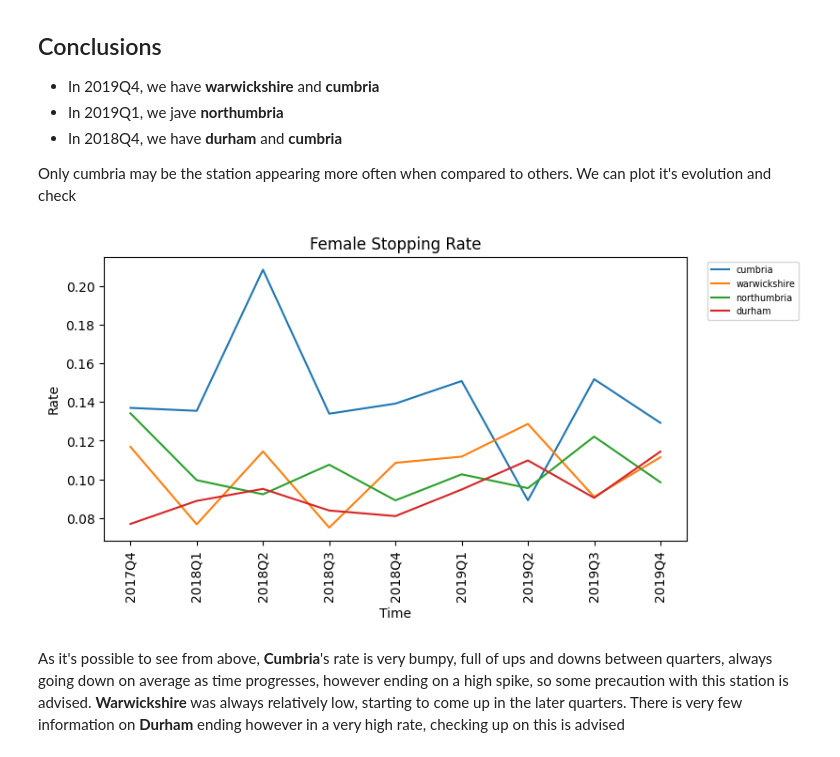
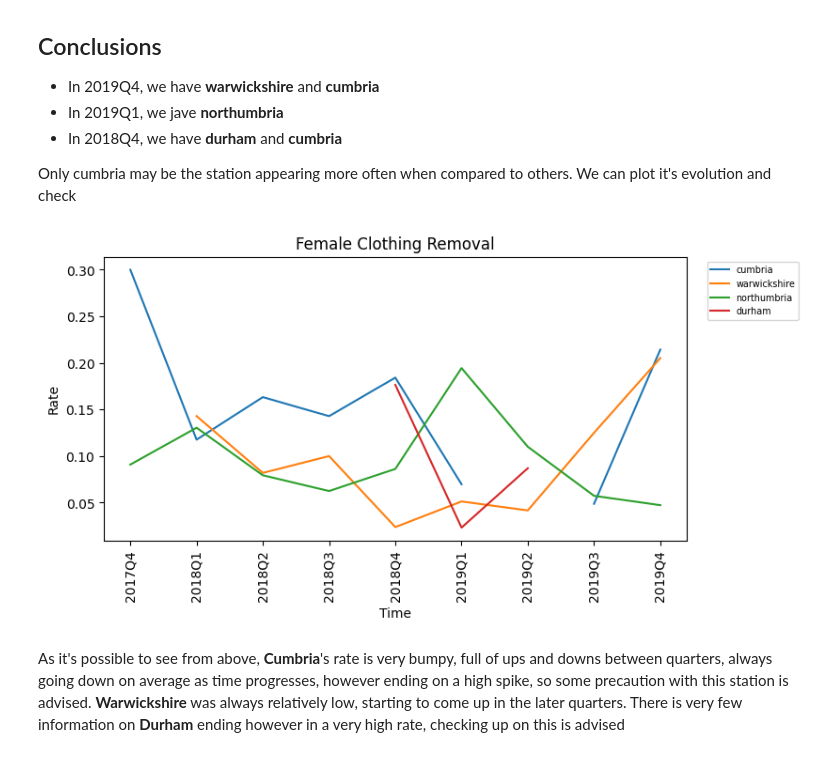
Before and after one commit to dbsousa01/Batch4-Capstone, a Jupyter notebook: Discrimination_EDA.ipynb, the cells around one changed output. Cells and saved outputs as stored; diff of their text form; code cells hidden in the pictures.

Commit message:
Fix and clothes removal in ethnicity class

```diff
--- a/Discrimination_EDA.ipynb
+++ b/Discrimination_EDA.ipynb
@@ -486,13 +486,14 @@ Only cumbria may be the station appearing more often when compared to others. We
 def plot_remove_station_over_time(df, stations, date_column='year-quarter', sensitive_col = "Gender", sens_value=["Female"]):
     df_copy = df.copy()
 
-    df_copy = df_copy[df_copy["Removal of more than just outer clothing"]]
+    df_remove = df_copy[df_copy["Removal of more than just outer clothing"]]
 
     for station in stations:
         for value in sens_value:
             # Count the values
-            year_station_df = df_copy[df_copy[sensitive_col] == value].groupby([date_column, "station"]).count()
-            df_count = df_copy.groupby([date_column, "station"]).count()
+            year_station_df = df_remove[df_remove[sensitive_col] == value].groupby([date_column, "station"]).count()
+            df_count = df_copy[df_copy[sensitive_col] == value]
+            df_count = df_count.groupby([date_column, "station"]).count()
 
 
             year_station_df_norm = (year_station_df[sensitive_col]/df_count[sensitive_col]).reset_index()
@@ -510,9 +511,9 @@ def plot_remove_station_over_time(df, stations, date_column='year-quarter', sens
     plt.legend(loc="best", fontsize='x-small', bbox_to_anchor=(1.20,1))
     return
 # %%
-plot_station_over_time(df_gender_clothes, ["cumbria", "warwickshire", "northumbria", "durham"])
+plot_remove_station_over_time(df_gender_clothes, ["cumbria", "warwickshire", "northumbria", "durham"])
 # %% [output]
-[figure, old version]
+[figure, new version]
 # %% [markdown]
 As it's possible to see from above, **Cumbria**'s rate is very bumpy, full of ups and downs between quarters, always going down on average as time progresses, however ending on a high spike, so some precaution with this station is advised. **Warwickshire** was always relatively low, starting to come up in the later quarters. There is very few information on **Durham** ending however in a very high rate, checking up on this is advised
 # %% [markdown]
```
Also changed, not shown: parts of 20 cells of this notebook.
